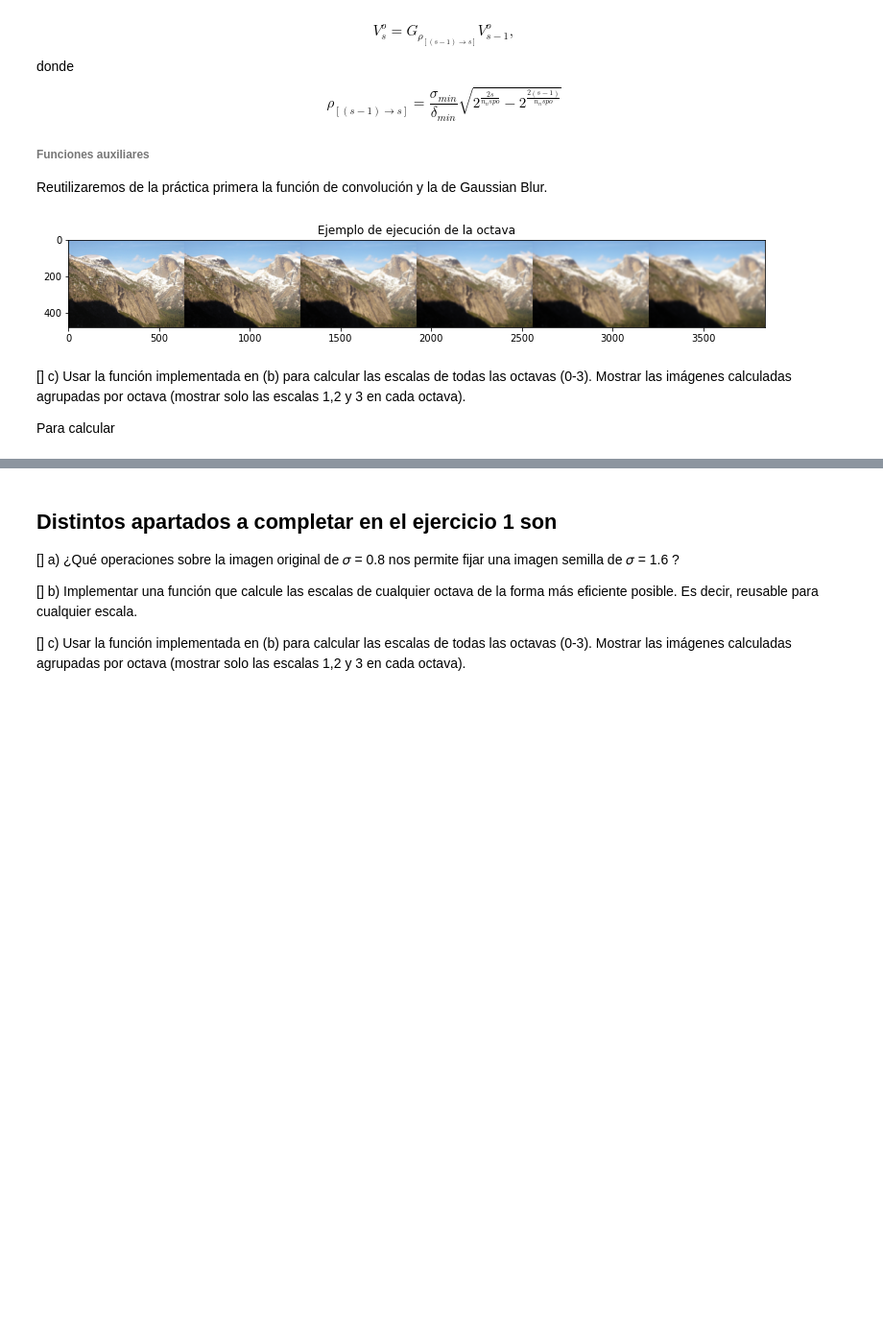
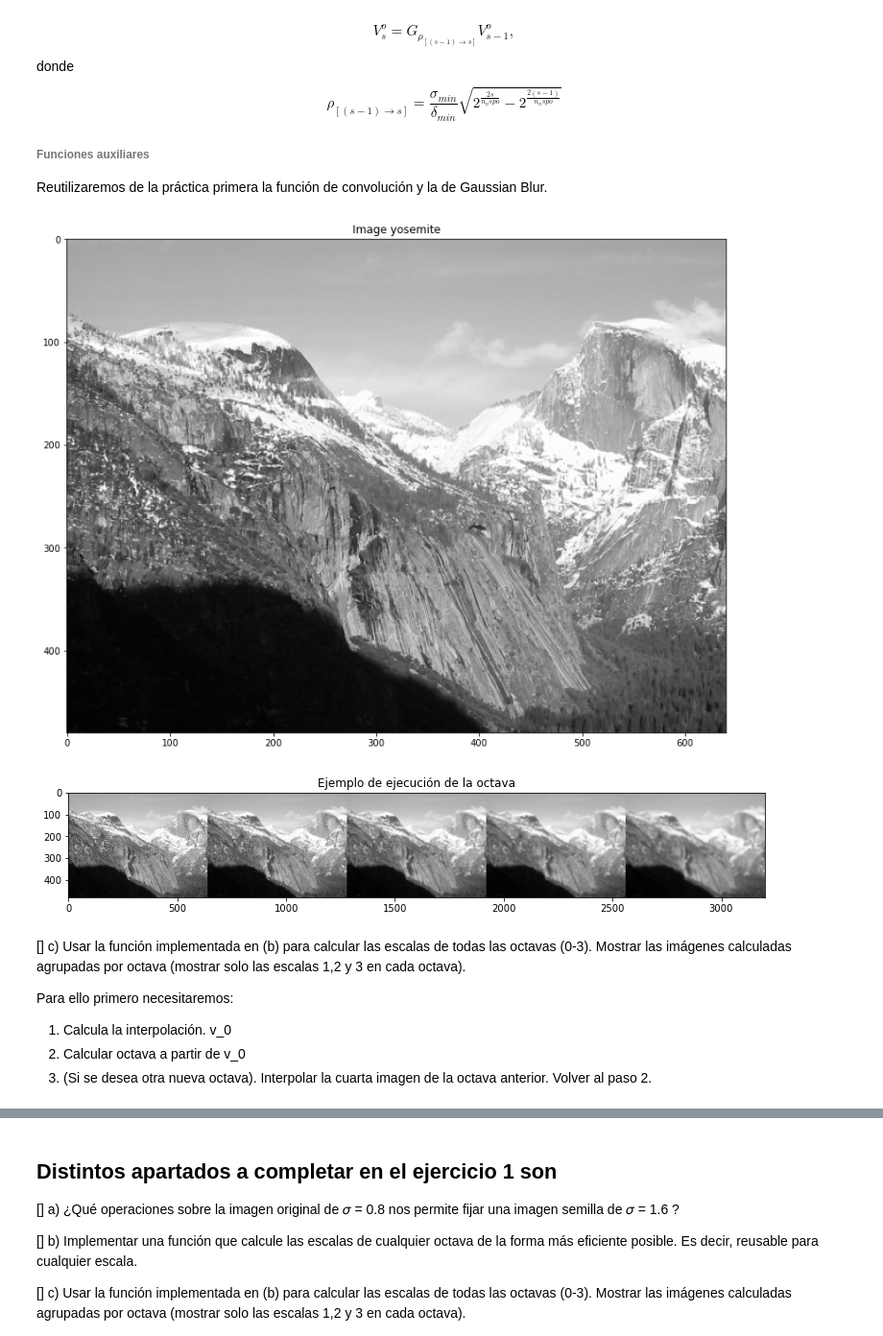
Before and after one commit to BlancaCC/Computer-vision, a Jupyter notebook: practica_2/memoria.ipynb, the cells around one changed output, grey strips where cells are left out. Shown at 96% size. Drawn from its saved outputs; the diff is of its cells as text; code cells hidden in the pictures; blank space fills up the shorter version.

```diff
--- a/practica_2/memoria.ipynb
+++ b/practica_2/memoria.ipynb
@@ -444,7 +444,7 @@ def CalculaOctava (v_0, nsop = 3, delta_min = 0.5, sigma_min = 0.8):
     Devuelve lista con las imágenes convolucionadas: [v_0, ..., v_{nsop}, v_{nsop+1}m v_{nsop+2}]
     '''
     octava = [v_0]
-    for s in range(1, nsop+3):
+    for s in range(1, nsop+2):
         # Cáculo del sigma
         rho_s = Rho(s, nsop, delta_min, sigma_min)
         # Calculamos máscara pertinente
@@ -456,17 +456,21 @@ def CalculaOctava (v_0, nsop = 3, delta_min = 0.5, sigma_min = 0.8):
 # %%
 # Comprobación de la ejecución de la función
 
 ## leemos imagen
-img_yosemite1 = ReadImage('./yosemite/Yosemite1.jpg', flagColor)
+img_yosemite1 = ReadImage('./yosemite/Yosemite1.jpg', flagGrey)#flagColor)
 PrintOneImage(img_yosemite1, 'Image yosemite')
 
 octava = CalculaOctava(img_yosemite1)
 PrintMultiplesImagenes(octava, 'Ejemplo de ejecución de la octava')
 # %% [output]
-[figure, old version]
+[figure, new version]
+[figure, added]
 # %% [markdown]
 [] c) Usar la función implementada en (b) para calcular las escalas de
 todas las octavas (0-3). Mostrar las imágenes calculadas agrupadas
 por octava (mostrar solo las escalas 1,2 y 3 en cada octava).
 
-Para calcular
+Para ello primero necesitaremos:
+1. Calcula la interpolación. v_0
+2. Calcular octava a partir de  v_0
+3. (Si se desea otra nueva octava). Interpolar la cuarta imagen de la octava anterior. Volver al paso 2.
```
Also changed, not shown: parts of 7 cells of this notebook.
